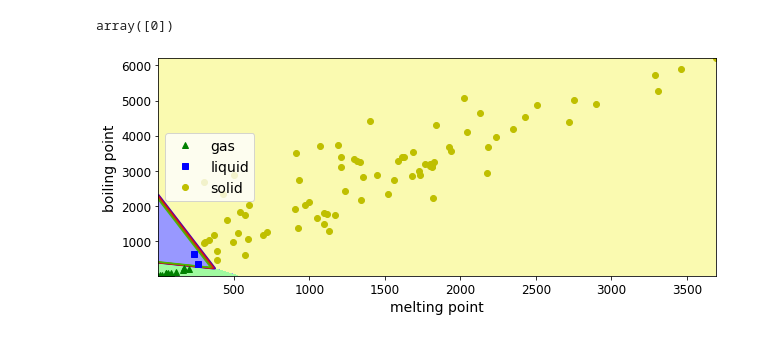
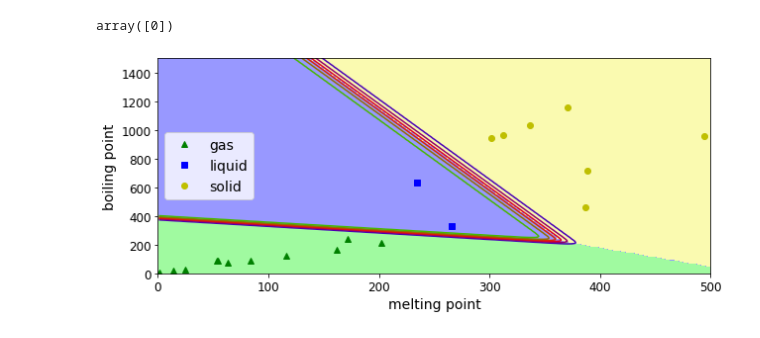
Before and after one commit to FlorianSong/Intro_data_analytics, a Jupyter notebook: Workshop1.ipynb, the cells around one changed output. Cells and saved outputs as stored; diff of their text form; code cells hidden in the pictures.

```diff
--- a/Workshop1.ipynb
+++ b/Workshop1.ipynb
@@ -726,7 +726,7 @@ import csv
 X = []
 y = []
 
-with open("periodic_table.csv") as periodic_table_file:
+with open("periodic_table.csv", errors='ignore') as periodic_table_file:
     csv_reader = csv.reader(periodic_table_file)
     header = next(csv_reader)
     atomnum_col = header.index("atomic_number")
@@ -760,7 +760,7 @@ X1 = []
 X2 = []
 y = []
 
-with open("periodic_table.csv") as periodic_table_file:
+with open("periodic_table.csv", errors="ignore") as periodic_table_file:
     csv_reader = csv.reader(periodic_table_file)
     header = next(csv_reader)
     #print(header)
@@ -786,7 +786,7 @@ X2 = np.array(X2)
 X = np.vstack((X1.T,X2.T)).T
 y = np.array(y)
 
-softmax_reg = LogisticRegression(multi_class="multinomial",solver="lbfgs", C=10, random_state=42)
+softmax_reg = LogisticRegression(multi_class="multinomial",solver="lbfgs", C=10)
 softmax_reg.fit(X, y)
 
 softmax_reg.predict([[400, 500]])
@@ -795,32 +795,32 @@ array([0])
 # %%
 x0, x1 = np.meshgrid(
         np.linspace(min(X1), max(X1), 1000).reshape(-1, 1),
         np.linspace(min(X2), max(X2), 1000).reshape(-1, 1),
     )
 X_new = np.c_[x0.ravel(), x1.ravel()]
 
 
 y_proba = softmax_reg.predict_proba(X_new)
 y_predict = softmax_reg.predict(X_new)
 
 zz1 = y_proba[:, 1].reshape(x0.shape)
 zz = y_predict.reshape(x0.shape)
 
 plt.figure(figsize=(10, 4))
 plt.plot(X[y==2, 0], X[y==2, 1], "g^", label="gas")
 plt.plot(X[y==1, 0], X[y==1, 1], "bs", label="liquid")
 plt.plot(X[y==0, 0], X[y==0, 1], "yo", label="solid")
 
 from matplotlib.colors import ListedColormap
 custom_cmap = ListedColormap(['#fafab0','#9898ff','#a0faa0'])
 
 plt.contourf(x0, x1, zz, cmap=custom_cmap)
 contour = plt.contour(x0, x1, zz1, cmap=plt.cm.brg)
 #plt.clabel(contour, inline=1, fontsize=12)
 plt.xlabel("melting point", fontsize=14)
 plt.ylabel("boiling point", fontsize=14)
 plt.legend(loc="center left", fontsize=14)
-#plt.axis([0, 500, 0, 1500]) # uncomment this line to zoom into the relevant part of the data
+plt.axis([0, 500, 0, 1500]) # uncomment this line to zoom into the relevant part of the data
 plt.show()
 # %% [output]
-[figure, old version]
+[figure, new version]
```
Also changed, not shown: parts of 25 cells of this notebook.
